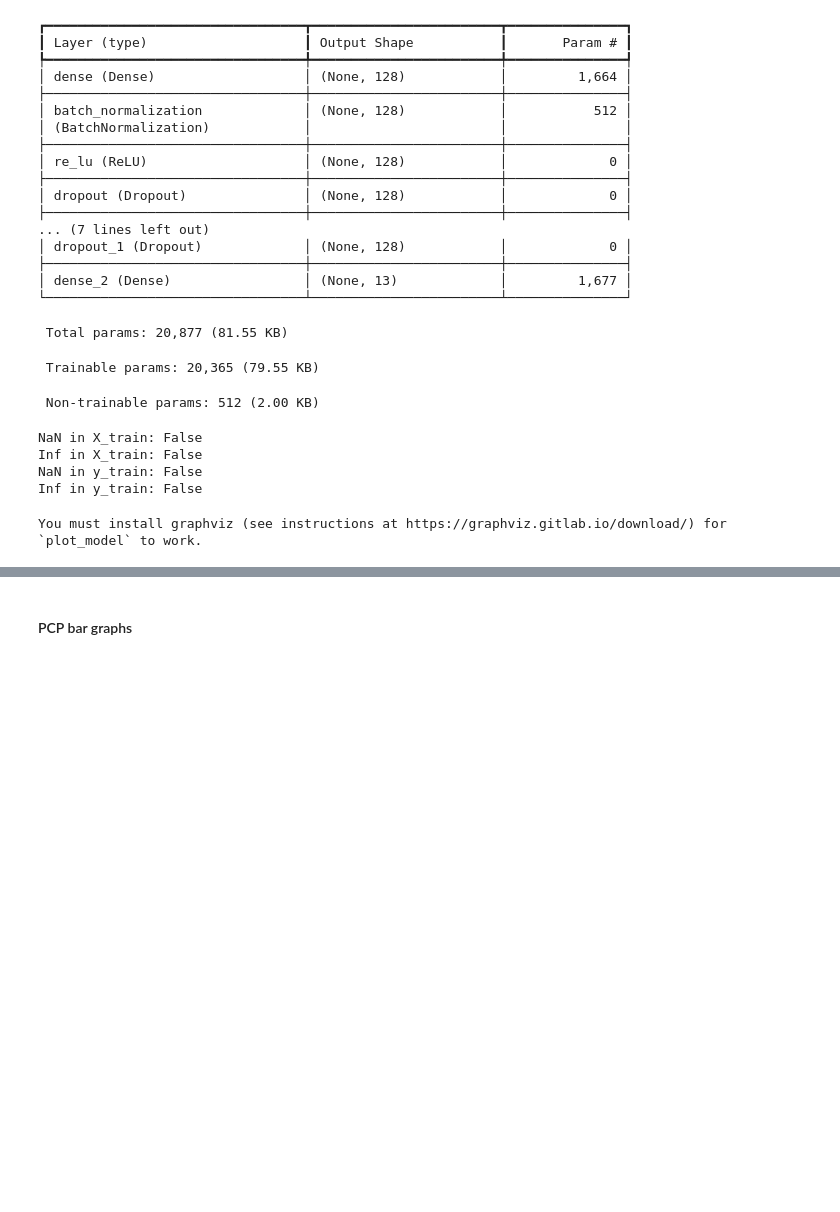
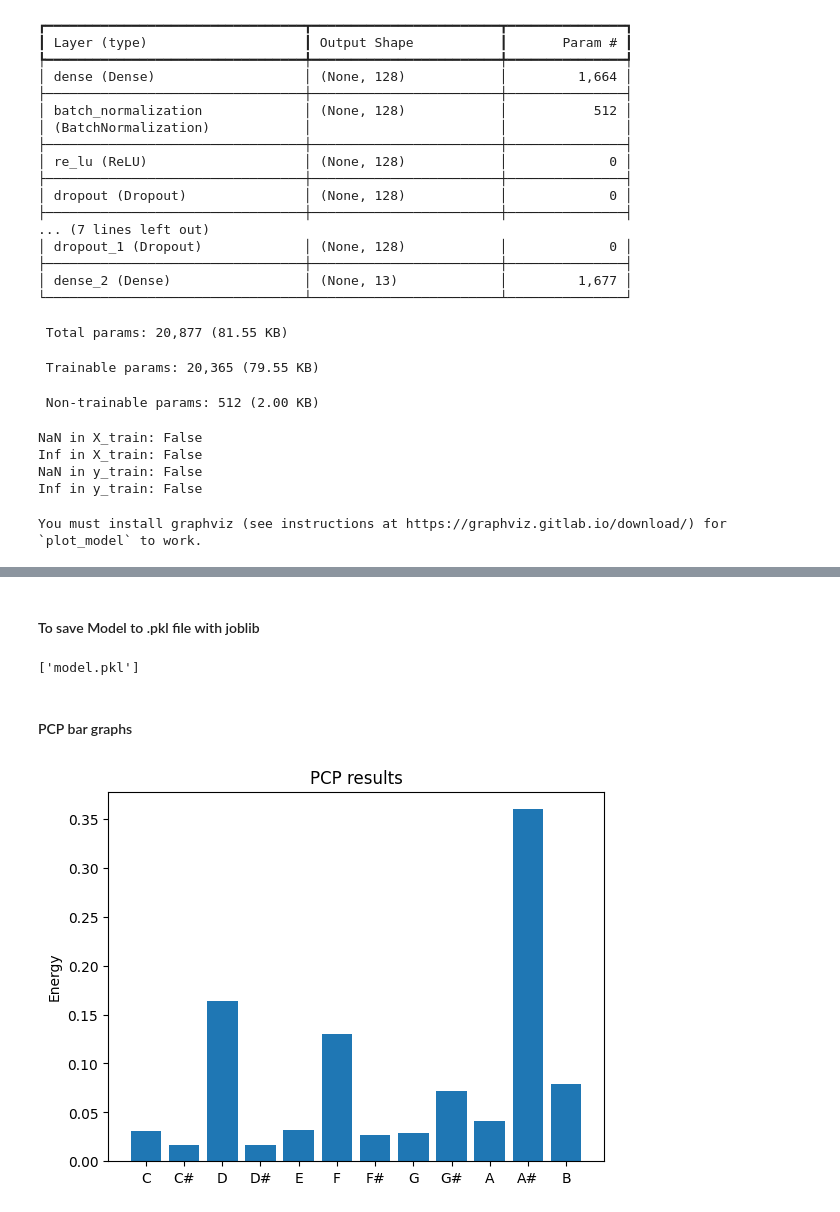
Before and after one commit to ZenSerito/ChordClassification, a Jupyter notebook: Machine_Learning/notebooks/Sequential_model.ipynb, the cells around one changed output, grey strips where cells are left out. Saved outputs shown, nothing was run; the diff lists cells and outputs as text; code cells hidden in the pictures; blank space fills up the shorter version.

```diff
--- a/Machine_Learning/notebooks/Sequential_model.ipynb
+++ b/Machine_Learning/notebooks/Sequential_model.ipynb
@@ -475,0 +472,9 @@ End
+# %% [markdown]
+#### To save Model to .pkl file with joblib
+# %%
+import joblib
+
+# Save model using joblib
+joblib.dump(model, 'model.pkl')
+# %% [output]
+['model.pkl']
@@ -477,3 +484,30 @@ End
 #### PCP bar graphs
 # %%
 import matplotlib.pyplot as plt
+# %%
+#           A#_electric_piano_30_part1
+pitch = [
+            0.03057541560599518,
+            0.016574224766275517,
+            0.16397135193499932,
+            0.01691745074392658,
+            0.03216293435490531,
+            0.13056049790860716,
+            0.027378704913830824,
+            0.02879496256388318,
+            0.07226784077986016,
+            0.04151683409236626,
+            0.3599312608303088,
+            0.07934852150504175
+        ]
+
+
+objects = ('C', 'C#', 'D', 'D#', 'E', 'F', 'F#', 'G', 'G#', 'A', 'A#', 'B')
+y_pos = np.arange(len(objects))
+plt.bar(y_pos, pitch, align='center', alpha=1.0)
+plt.xticks(y_pos, objects)
+plt.ylabel('Energy')
+plt.title('PCP results')
+plt.show()
+# %% [output]
+[figure, added]
```
Also changed, not shown: parts of 18 cells of this notebook.
